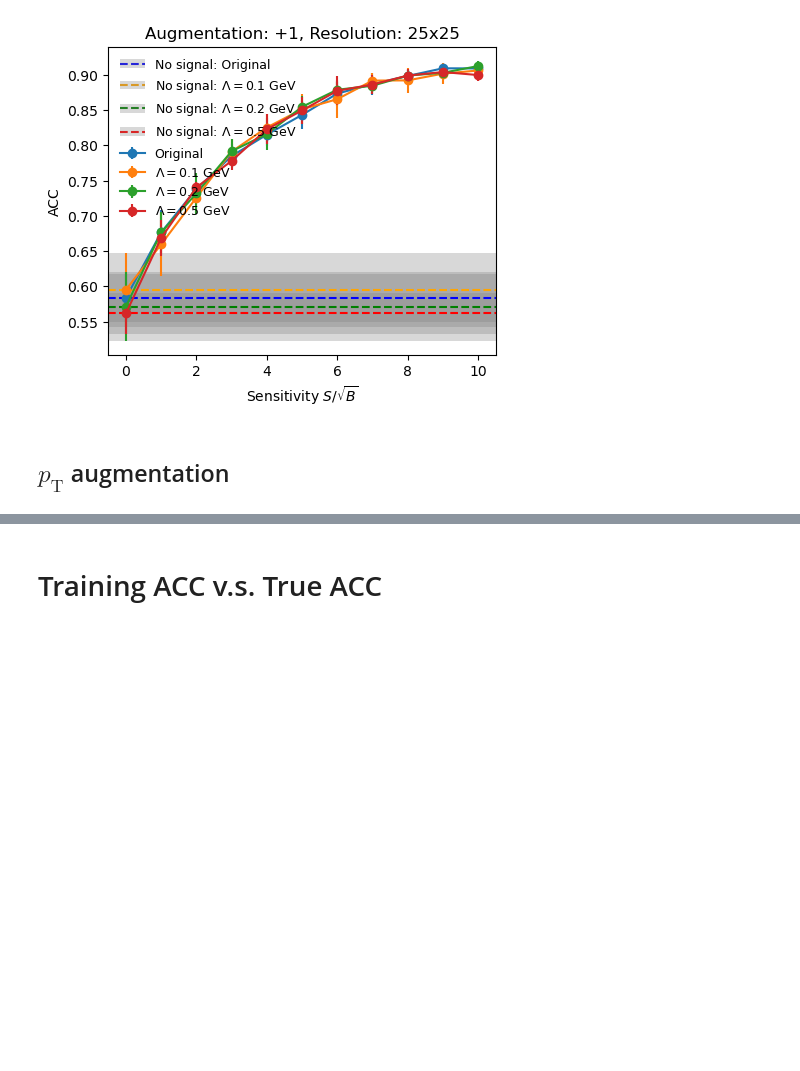
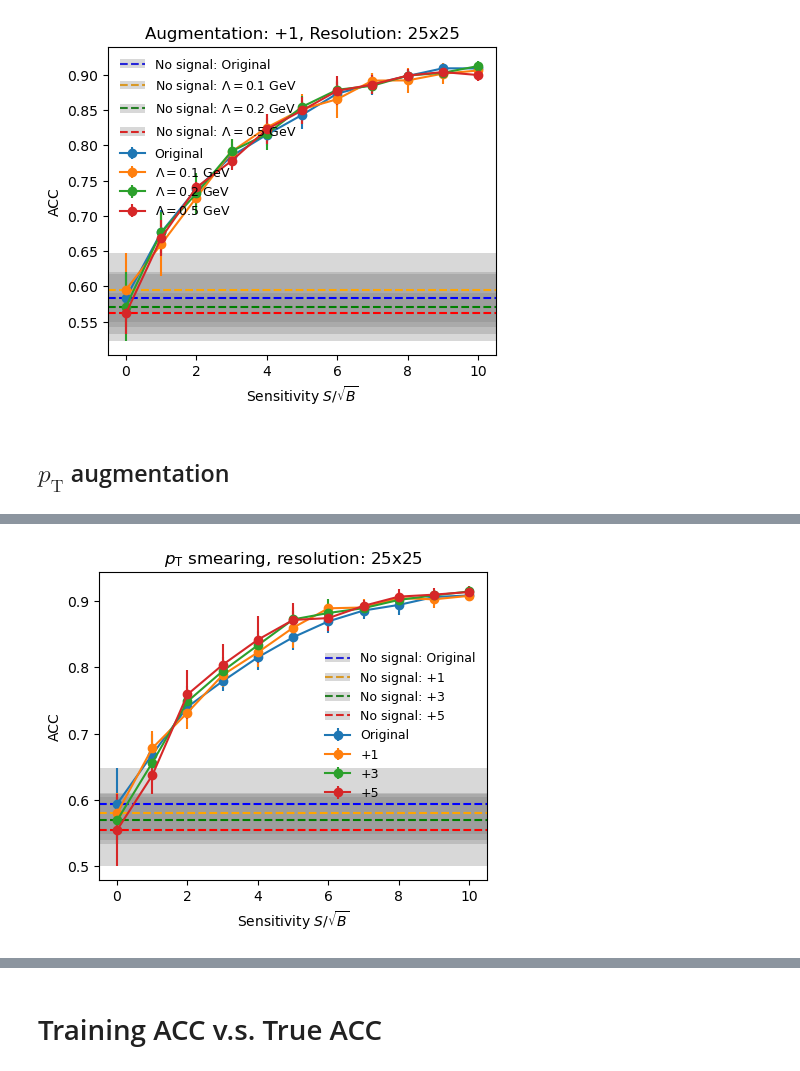
Before and after one commit to r10222035/data_augmentation, a Jupyter notebook: CNN/read_CNN_results.ipynb, the cells around one changed output, grey strips where cells are left out. Drawn from its saved outputs; the diff is of its cells as text; code cells hidden in the pictures; blank space fills up the shorter version.

```diff
--- a/CNN/read_CNN_results.ipynb
+++ b/CNN/read_CNN_results.ipynb
@@ -1291,0 +304,33 @@ plt.show()
+# %%
+fig, ax = plt.subplots(1,1, figsize=(5,4))
+
+plot_acc_curve('Sensitivity: {:.1f}, Resolution: 25x25', 'SB_{:.1f}_25x25', range(11), 'b')
+plot_acc_curve('Sensitivity: {:.1f}, Resolution: 25x25, pT smearing: +1', 'SB_{:.1f}_pt_aug_1_25x25', range(11), 'orange')
+plot_acc_curve('Sensitivity: {:.1f}, Resolution: 25x25, pT smearing: +3', 'SB_{:.1f}_pt_aug_3_25x25', range(11), 'g')
+plot_acc_curve('Sensitivity: {:.1f}, Resolution: 25x25, pT smearing: +5', 'SB_{:.1f}_pt_aug_5_25x25', range(11), 'r')
+
+ax.set_xlabel('Sensitivity $S / \sqrt{B}$')
+ax.set_ylabel('ACC')
+ax.set_title('$p_\mathrm{T}$ smearing, resolution: 25x25')
+
+ax.set_xlim(-.5, 10.5)
+
+handles, labels = ax.get_legend_handles_labels()
+n = len(handles) // 3
+handles = [(handles[2*i], handles[2*i+1]) for i in range(n)] + [*handles[2*n:]]
+labels = ['No signal: Original',
+          'No signal: +1',
+          'No signal: +3',
+          'No signal: +5',
+          'Original',
+          '+1',
+          '+3',
+          '+5',
+          ]
+
+ax.legend(handles, labels, fontsize=9, frameon=False)
+
+plt.savefig('../figures/HVmodel_CWoLa_CNN_ACC_origin_pt_aug_1_3_5_res_25.pdf', dpi=300, facecolor='White', bbox_inches='tight')
+plt.show()
+# %% [output]
+[figure, added]
```
Also changed, not shown: parts of 73 cells of this notebook, 12 other files.
